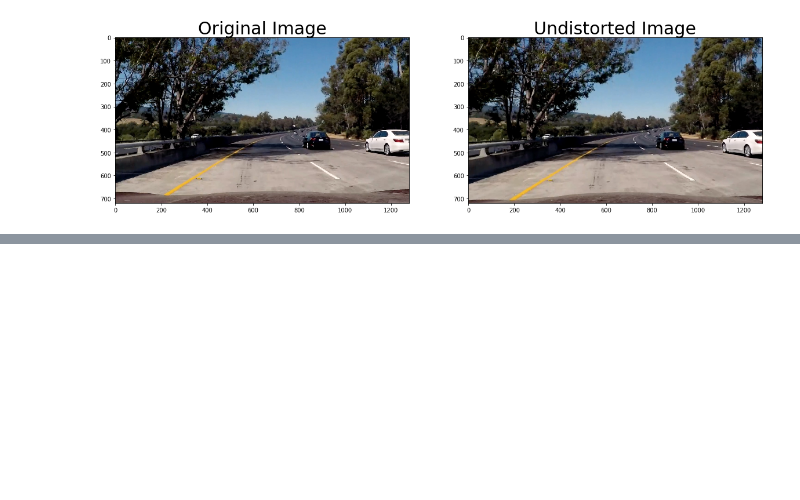
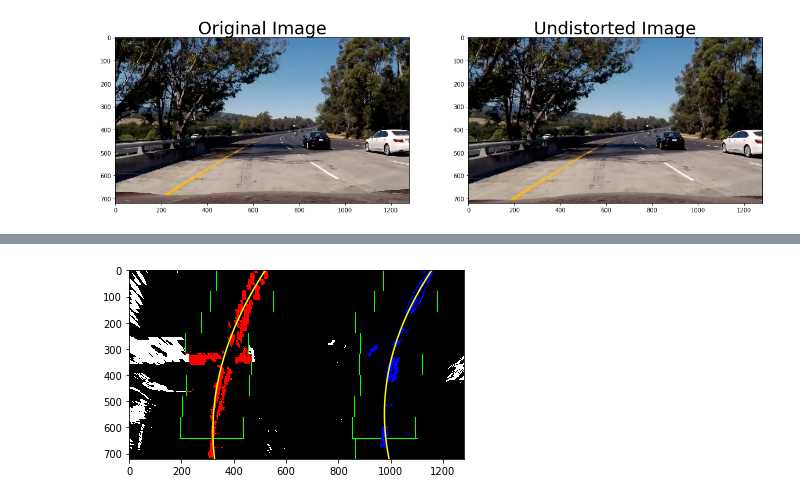
Before and after one commit to ChandlerTayek/CarND-Advanced-Lane-Lines, a Jupyter notebook: Main.ipynb, the cells around one changed output, grey strips where cells are left out. Saved outputs shown, nothing was run; the diff lists cells and outputs as text; code cells hidden in the pictures; blank space fills up the shorter version.

```diff
--- a/Main.ipynb
+++ b/Main.ipynb
@@ -449,22 +456,25 @@ def findLaneLines(warpedImg):
     leftFitx = leftFit[0]*ploty**2 + leftFit[1]*ploty + leftFit[2]
     rightFitx = rightFit[0]*ploty**2 + rightFit[1]*ploty + rightFit[2]
     return leftLaneInds, rightLaneInds, leftx, lefty, rightx, righty, leftFit, rightFit, outputImg, notZerox, notZeroy, ploty, leftFitx, rightFitx
-# leftLaneInds, rightLaneInds, leftx, lefty, rightx, righty, leftFit, rightFit = findLaneLines(warpedImg)
+leftLaneInds, rightLaneInds, leftx, lefty, rightx, righty, leftFit, rightFit, outputImg, notZerox, notZeroy, ploty, leftFitx, rightFitx = findLaneLines(parm3)
 # %%
 ## visualize the lines
 def viewLaneLines(leftLaneInds, rightLaneInds, leftFit, rightFit, warpedImg, outputImg, notZerox, notZeroy):
     ploty = np.linspace(0, warpedImg.shape[0]-1, warpedImg.shape[0] )
     leftFitx = leftFit[0]*ploty**2 + leftFit[1]*ploty + leftFit[2]
     rightFitx = rightFit[0]*ploty**2 + rightFit[1]*ploty + rightFit[2]
 
     outputImg[notZeroy[leftLaneInds], notZerox[leftLaneInds]] = [255, 0, 0]
     outputImg[notZeroy[rightLaneInds], notZerox[rightLaneInds]] = [0, 0, 255]
     plt.imshow(outputImg)
     plt.plot(leftFitx, ploty, color='yellow')
     plt.plot(rightFitx, ploty, color='yellow')
     plt.xlim(0, 1280)
     plt.ylim(720, 0)
     return
+viewLaneLines(leftLaneInds, rightLaneInds, leftFit, rightFit, parm3, outputImg, notZerox, notZeroy)
+# %% [output]
+[figure, added]
 # %%
 # If you already found a lane line before than use this to find the next
 def findLaneLinesafterFindingThem():
```
Also changed, not shown: parts of 3 cells of this notebook, 5 other files.
